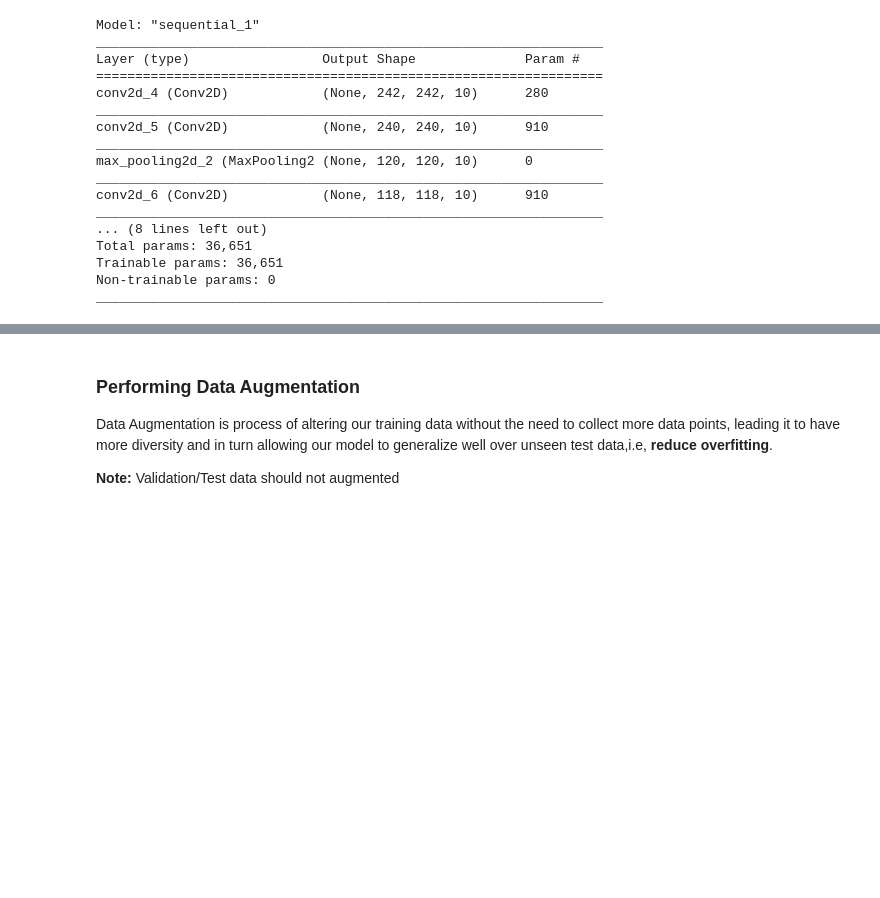
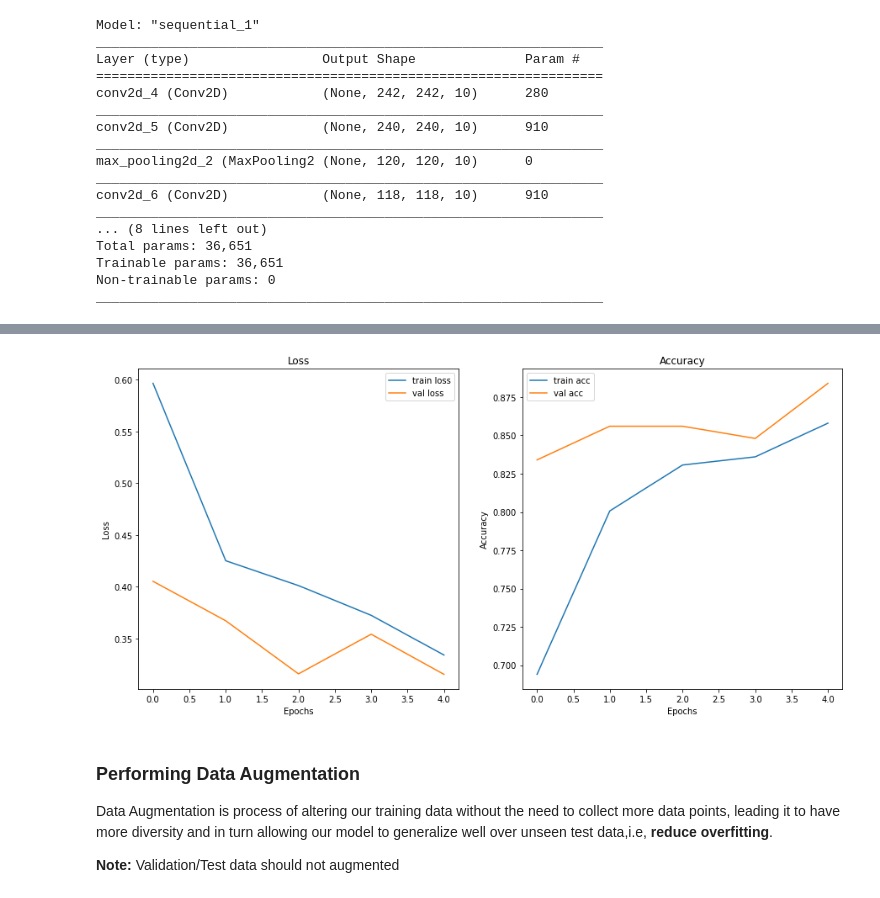
Before and after one commit to prakashabhishek/deep_learning_with_tensorflow, a Jupyter notebook: 04_convolution_neural_network.ipynb, the cells around one changed output, grey strips where cells are left out. Drawn from its saved outputs; the diff is of its cells as text; code cells hidden in the pictures; blank space fills up the shorter version.

```diff
--- a/04_convolution_neural_network.ipynb
+++ b/04_convolution_neural_network.ipynb
@@ -414,3 +407,7 @@ Epoch 5/5
+# %%
+plot_history(history_5)
+# %% [output]
+[figure, added]
 # %% [markdown]
 ### Performing Data Augmentation
 
```
Also changed, not shown: parts of 13 cells of this notebook, 2 other files.
